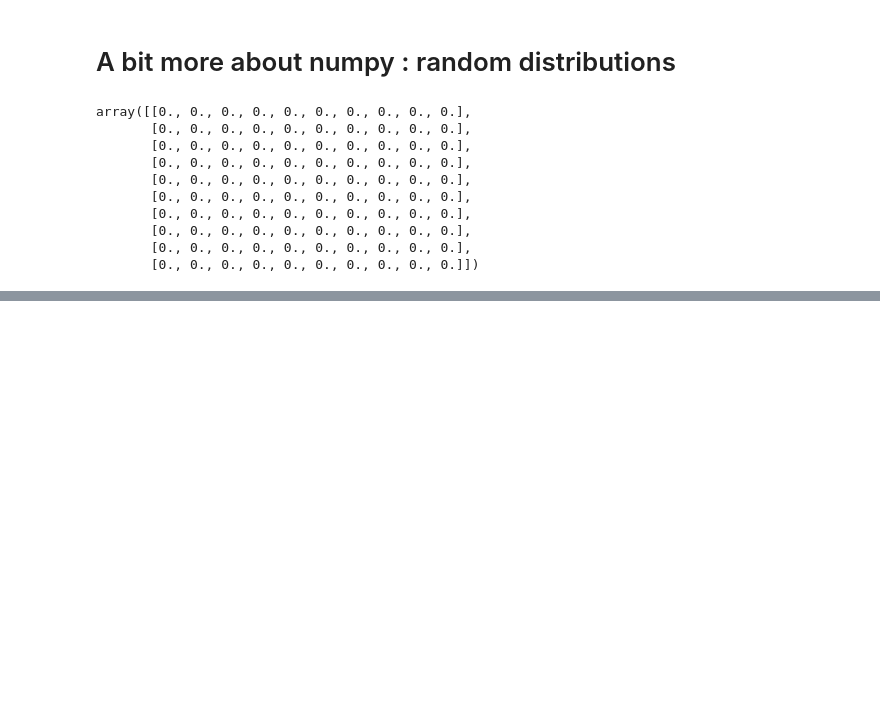
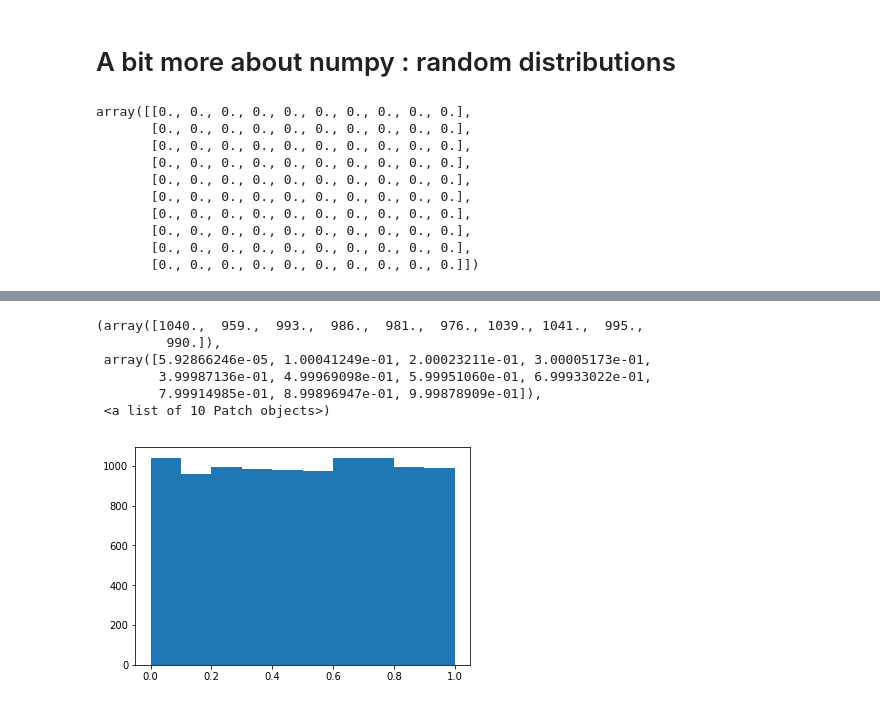
Before and after one commit to vafaei-ar/DSWSs, a Jupyter notebook: S03/notebooks/numpy-ii.ipynb, the cells around one changed output, grey strips where cells are left out. Cells and saved outputs as stored; diff of their text form; code cells hidden in the pictures; blank space fills up the shorter version.

```diff
--- a/S03/notebooks/numpy-ii.ipynb
+++ b/S03/notebooks/numpy-ii.ipynb
@@ -30,0 +84,10 @@ x = np.random.uniform(0,1,100)
+# %%
+plt.hist(x,10)
+# %% [output]
+(array([1040.,  959.,  993.,  986.,  981.,  976., 1039., 1041.,  995.,
+         990.]),
+ array([5.92866246e-05, 1.00041249e-01, 2.00023211e-01, 3.00005173e-01,
+        3.99987136e-01, 4.99969098e-01, 5.99951060e-01, 6.99933022e-01,
+        7.99914985e-01, 8.99896947e-01, 9.99878909e-01]),
+ <a list of 10 Patch objects>)
+[figure, added]
```
Also changed, not shown: parts of 22 cells of this notebook, 3 other files.
